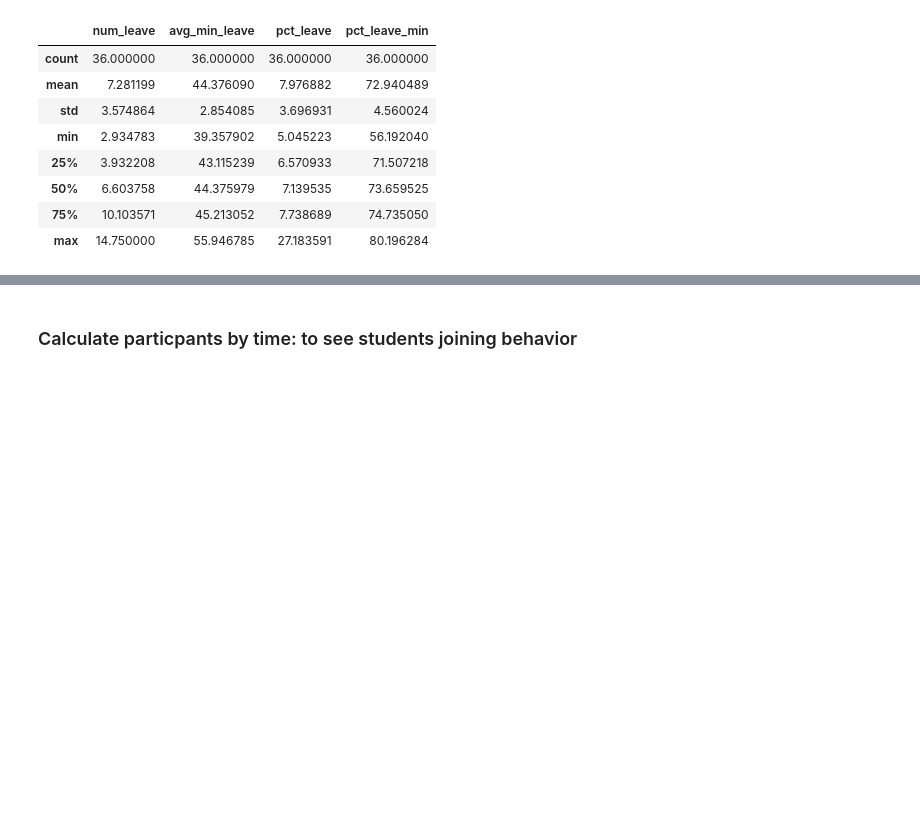
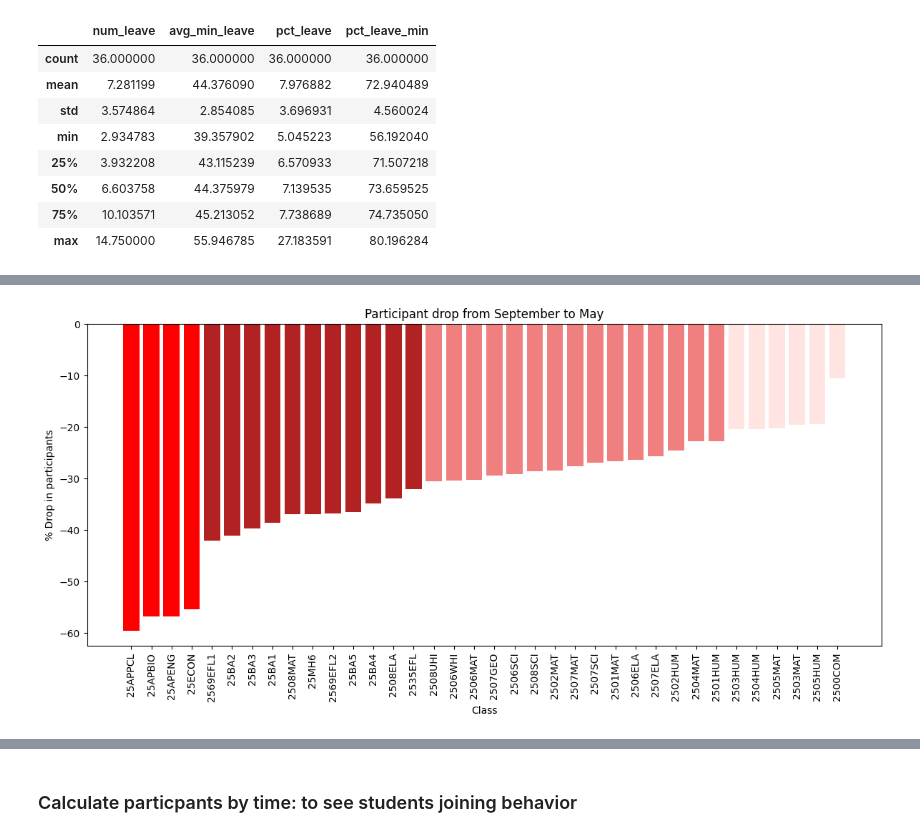
Before and after one commit to tthvan/Customer-Retention-Analysis, a Jupyter notebook: cleanin.ipynb, the cells around one changed output, grey strips where cells are left out. Saved outputs shown, nothing was run; the diff lists cells and outputs as text; code cells hidden in the pictures; blank space fills up the shorter version.

```diff
--- a/cleanin.ipynb
+++ b/cleanin.ipynb
@@ -762,0 +857,13 @@ leave_stats_by_class.describe()
+# %%
+pivot_months = monthly_stats.pivot(
+    index='Topic',
+    columns='month',
+    values='participants'
+).reset_index()
+
+sep_col = pd.Timestamp('2024-09-01')
+may_col = pd.Timestamp('2025-05-01')
+
+pivot_months['participant_drop'] = pivot_months[sep_col] - pivot_months[may_col]
+pivot_months['%drop'] = (pivot_months['participant_drop']/pivot_months[sep_col])*100
+pivot_months.head()
@@ -762,0 +877,4 @@ leave_stats_by_class.describe()
+# %%
+#Sort the classes by %drop
+pivot_months = pivot_months.sort_values(by='%drop', ascending=False).reset_index()
+pivot_months[['Topic', '%drop']]
@@ -762,0 +899,14 @@ leave_stats_by_class.describe()
+# %%
+#Plot
+colors = ['red', 'red', 'red','red', 'firebrick','firebrick', 'firebrick', 'firebrick', 'firebrick', 'firebrick', 'firebrick', 'firebrick', 'firebrick', 'firebrick', 'firebrick',  'lightcoral','lightcoral','lightcoral','lightcoral','lightcoral','lightcoral','lightcoral','lightcoral','lightcoral','lightcoral','lightcoral','lightcoral','lightcoral','lightcoral','lightcoral', 'mistyrose', 'mistyrose', 'mistyrose', 'mistyrose', 'mistyrose', 'mistyrose']
+
+plt.figure(figsize=(12,6))
+plt.bar(pivot_months['Topic'], -pivot_months['%drop'], width=0.8, color=colors)
+plt.xlabel('Class')
+plt.ylabel('% Drop in participants')
+plt.title('Participant drop from September to May')
+plt.xticks(rotation=90, ha='center')
+plt.tight_layout()
+plt.show()
+# %% [output]
+[figure, added]
```
Also changed, not shown: parts of 25 cells of this notebook.
